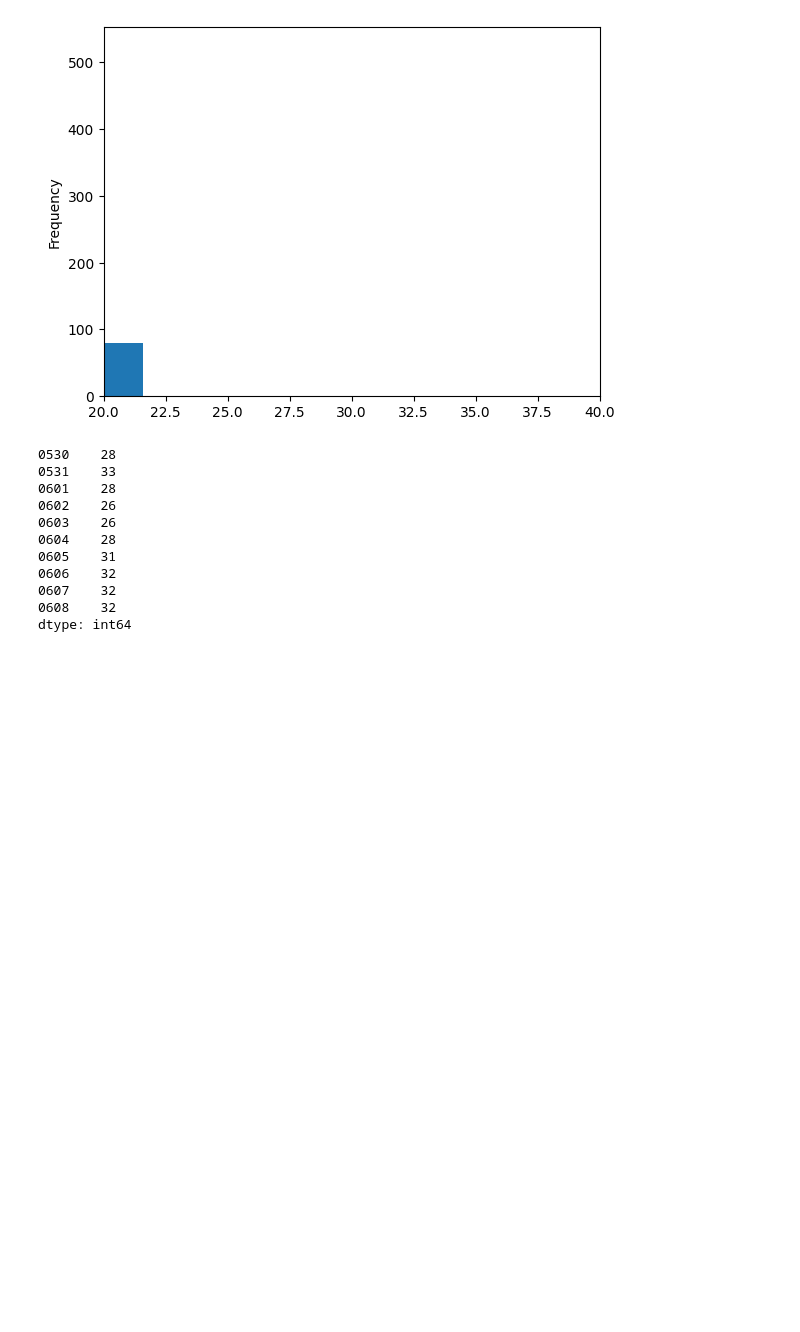
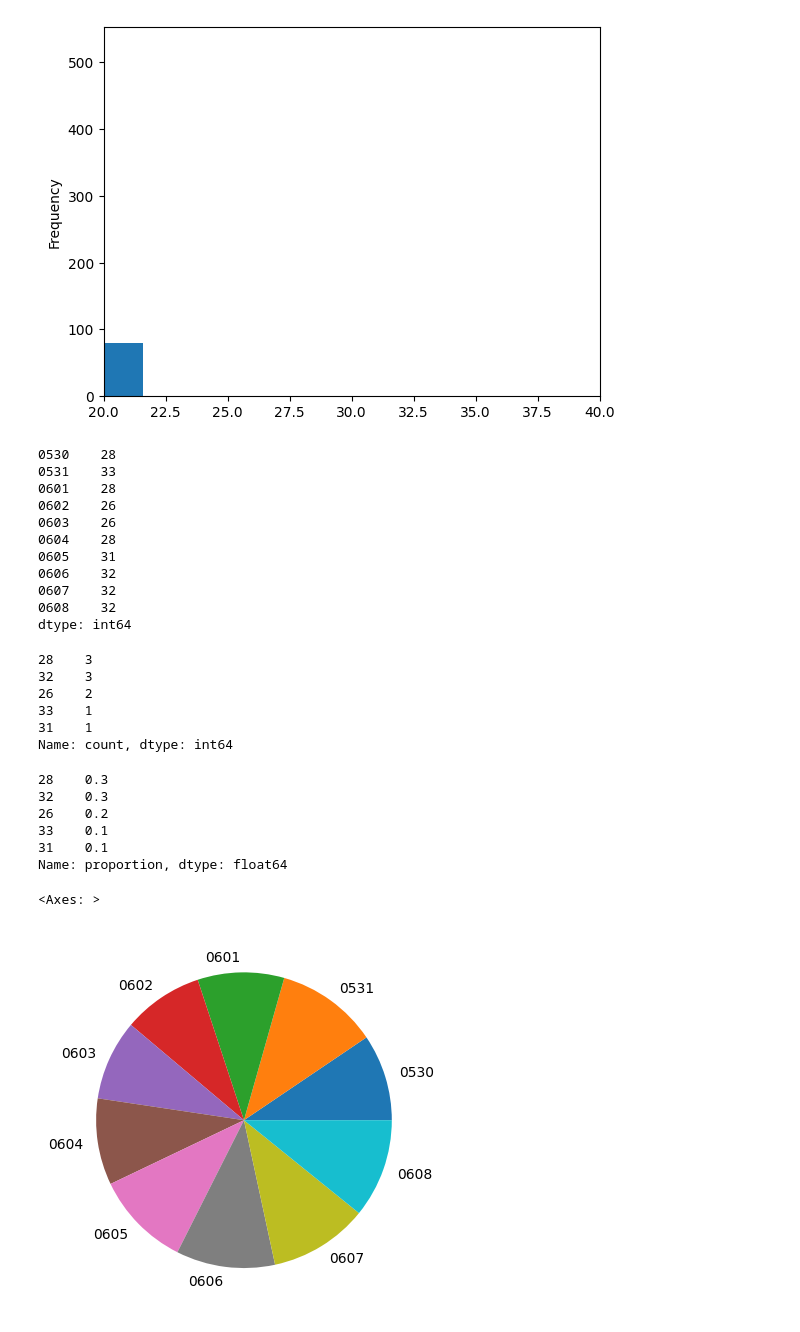
Before and after one commit to reuven/apple-2025-05May-29-visualization, a Jupyter notebook: 2025-05May-29-visualization.ipynb, the cells around one changed output. Saved outputs shown, nothing was run; the diff lists cells and outputs as text; code cells hidden in the pictures; blank space fills up the shorter version.

```diff
--- a/2025-05May-29-visualization.ipynb
+++ b/2025-05May-29-visualization.ipynb
@@ -350,3 +350,28 @@ high_temps
 0607    32
 0608    32
 dtype: int64
+# %%
+high_temps.value_counts()
+# %% [output]
+28    3
+32    3
+26    2
+33    1
+31    1
+Name: count, dtype: int64
+# %%
+high_temps.value_counts(normalize=True)
+# %% [output]
+28    0.3
+32    0.3
+26    0.2
+33    0.1
+31    0.1
+Name: proportion, dtype: float64
+# %%
+# pie plot
+
+high_temps.plot.pie()  # bad idea!
+# %% [output]
+<Axes: >
+[figure, added]
```
